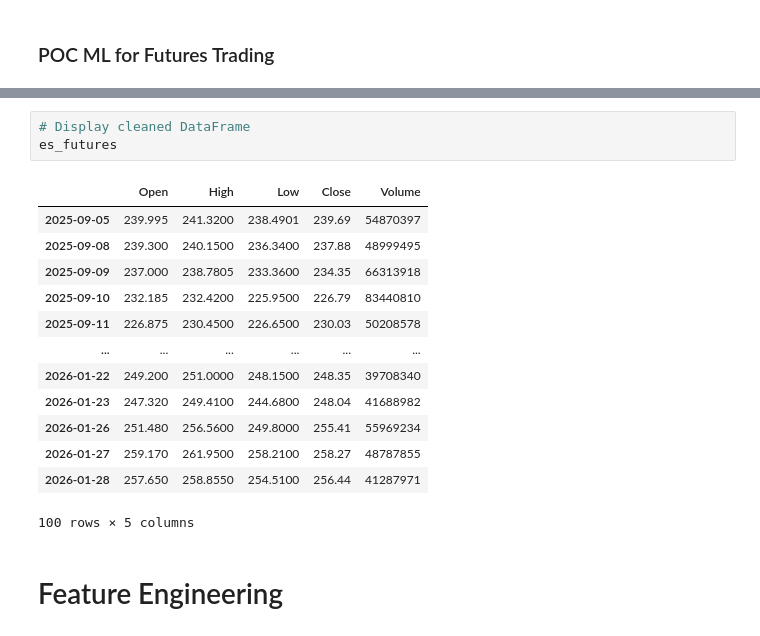
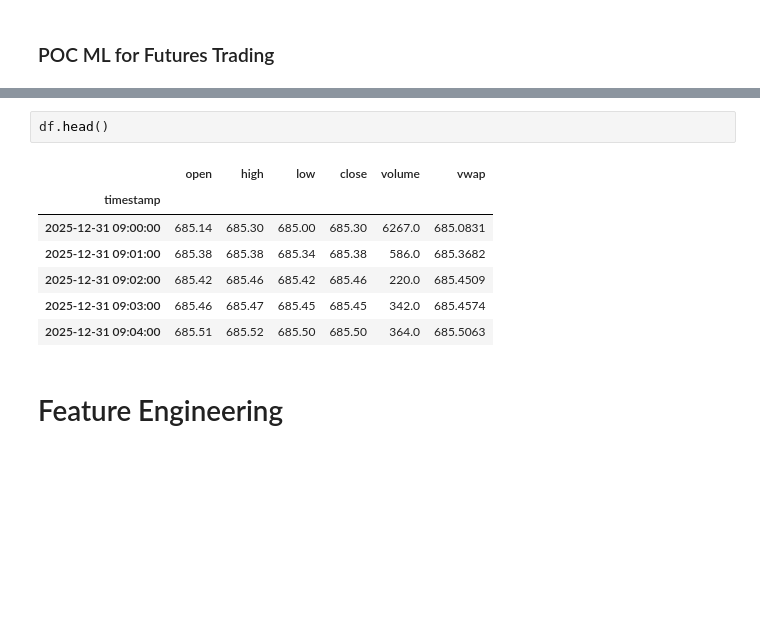
Before and after one commit to batzdom11/trading_brains, a Jupyter notebook: trading.ipynb, the cells around one changed output, grey strips where cells are left out. Drawn from its saved outputs; the diff is of its cells as text; blank space fills up the shorter version.

```diff
--- a/trading.ipynb
+++ b/trading.ipynb
@@ -280,20 +113,13 @@ None
-# %%
-# Display cleaned DataFrame
-es_futures
-# %% [output]
-|  | Open | High | Low | Close | Volume |
-| 2025-09-05 | 239.995 | 241.3200 | 238.4901 | 239.69 | 54870397 |
-| 2025-09-08 | 239.300 | 240.1500 | 236.3400 | 237.88 | 48999495 |
-| 2025-09-09 | 237.000 | 238.7805 | 233.3600 | 234.35 | 66313918 |
-| 2025-09-10 | 232.185 | 232.4200 | 225.9500 | 226.79 | 83440810 |
-| 2025-09-11 | 226.875 | 230.4500 | 226.6500 | 230.03 | 50208578 |
-| ... | ... | ... | ... | ... | ... |
-| 2026-01-22 | 249.200 | 251.0000 | 248.1500 | 248.35 | 39708340 |
-| 2026-01-23 | 247.320 | 249.4100 | 244.6800 | 248.04 | 41688982 |
-| 2026-01-26 | 251.480 | 256.5600 | 249.8000 | 255.41 | 55969234 |
-| 2026-01-27 | 259.170 | 261.9500 | 258.2100 | 258.27 | 48787855 |
-| 2026-01-28 | 257.650 | 258.8550 | 254.5100 | 256.44 | 41287971 |
-100 rows × 5 columns
+# %%
+df.head()
+# %% [output]
+|  | open | high | low | close | volume | vwap |
+| timestamp |  |  |  |  |  |  |
+| 2025-12-31 09:00:00 | 685.14 | 685.30 | 685.00 | 685.30 | 6267.0 | 685.0831 |
+| 2025-12-31 09:01:00 | 685.38 | 685.38 | 685.34 | 685.38 | 586.0 | 685.3682 |
+| 2025-12-31 09:02:00 | 685.42 | 685.46 | 685.42 | 685.46 | 220.0 | 685.4509 |
+| 2025-12-31 09:03:00 | 685.46 | 685.47 | 685.45 | 685.45 | 342.0 | 685.4574 |
+| 2025-12-31 09:04:00 | 685.51 | 685.52 | 685.50 | 685.50 | 364.0 | 685.5063 |
 # %% [markdown]
 # Feature Engineering
 # %% [markdown]
```
Also changed, not shown: parts of 20 cells of this notebook, 1 other file.
